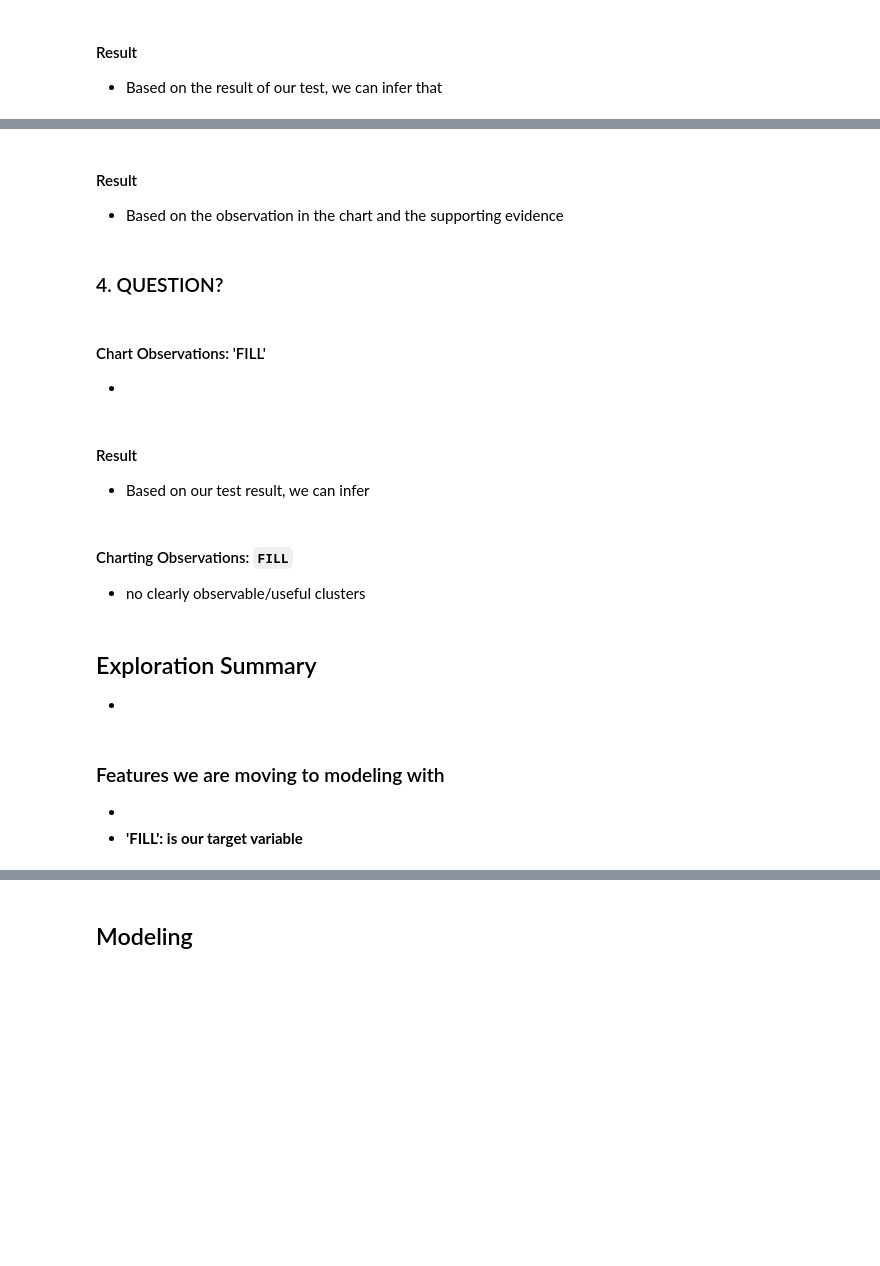
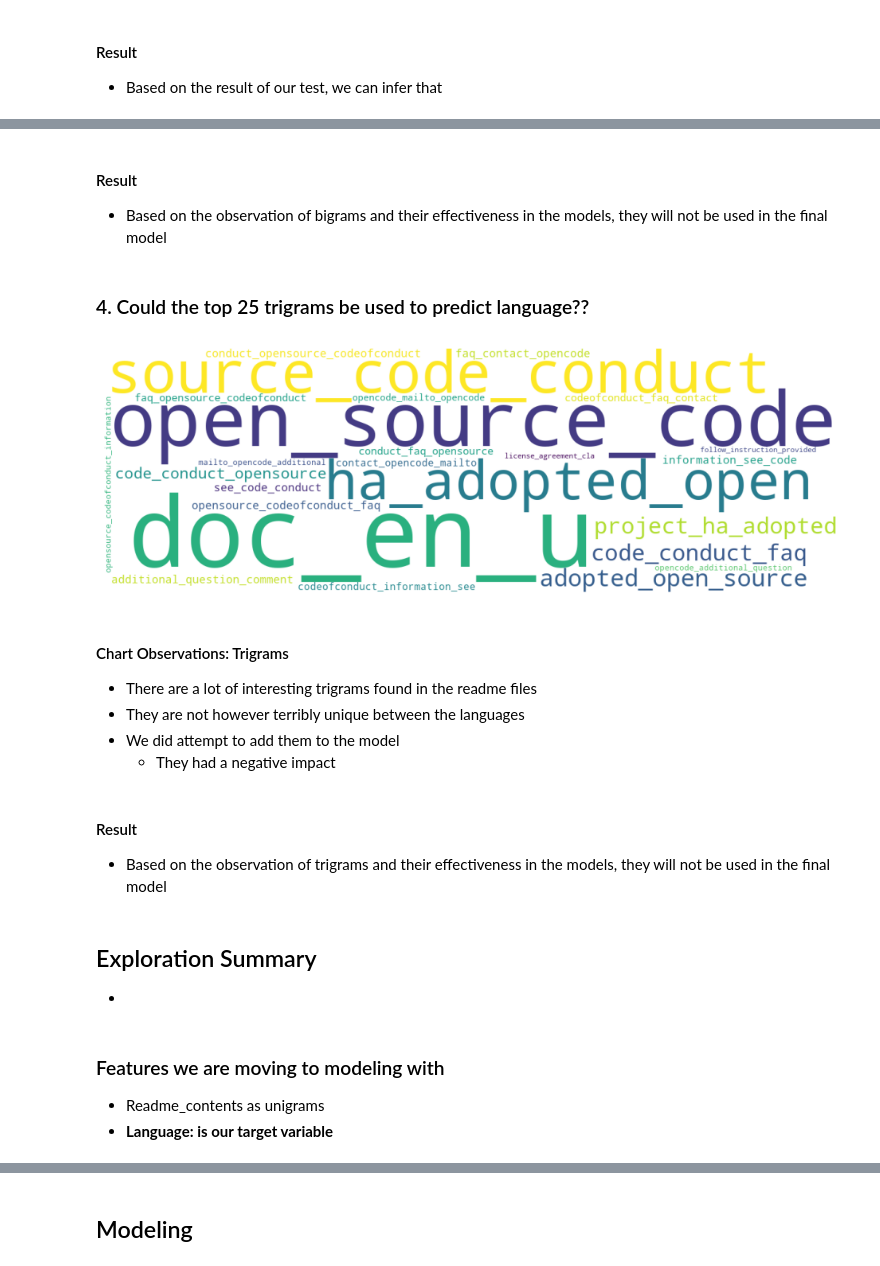
Before and after one commit to scoson-barsco/nlp-project, a Jupyter notebook: final_report .ipynb, the cells around one changed output, grey strips where cells are left out. Saved outputs shown, nothing was run; the diff lists cells and outputs as text; code cells hidden in the pictures; blank space fills up the shorter version.

```diff
--- a/final_report .ipynb
+++ b/final_report .ipynb
@@ -194,25 +228,28 @@ $H_a$ : 'FILL' is not independent of 'FILL'
 # %% [markdown]
 #### Result
-* Based on the observation in the chart and the supporting evidence
+* Based on the observation of bigrams and their effectiveness in the models, they will not be used in the final model
 # %% [markdown]
-### 4. QUESTION?
+### 4. Could the top 25 trigrams be used to predict language??
 # %%
 # Get visualizaions
+functions.get_trigram_cloud()
+# %% [output]
+[figure, added]
 # %% [markdown]
-#### Chart Observations: 'FILL'
-*
+#### Chart Observations: Trigrams
+* There are a lot of interesting trigrams found in the readme files
+* They are not however terribly unique between the languages
+* We did attempt to add them to the model
+    * They had a negative impact
 # %% [markdown]
 #### Result
-* Based on our test result, we can infer
+* Based on the observation of trigrams and their effectiveness in the models, they will not be used in the final model
-# %% [markdown]
-#### Charting Observations: `FILL`
-* no clearly observable/useful clusters
 # %% [markdown]
 ## Exploration Summary
 *
 # %% [markdown]
 ### Features we are moving to modeling with
-*
-* **'FILL': is our target variable**
+* Readme_contents as unigrams
+* **Language: is our target variable**
 # %% [markdown]
 ### Features not moving to modeling
```
Also changed, not shown: parts of 28 cells of this notebook, 3 other files.
